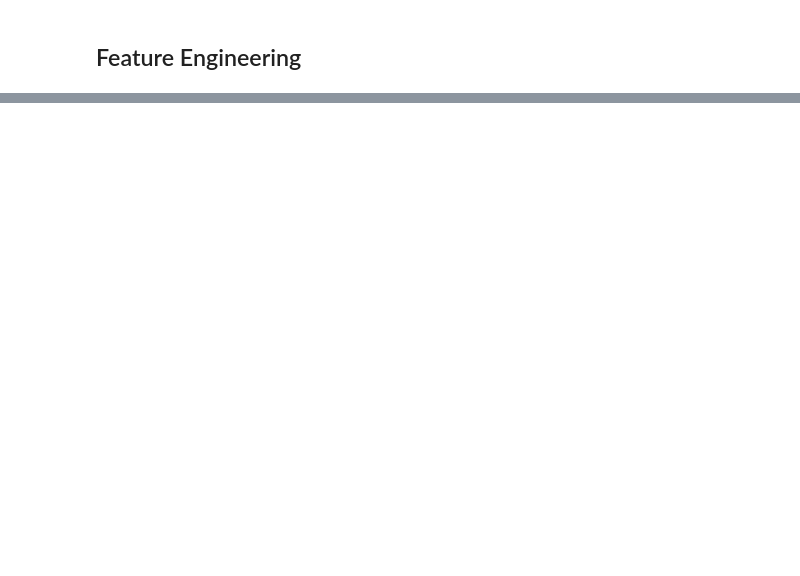
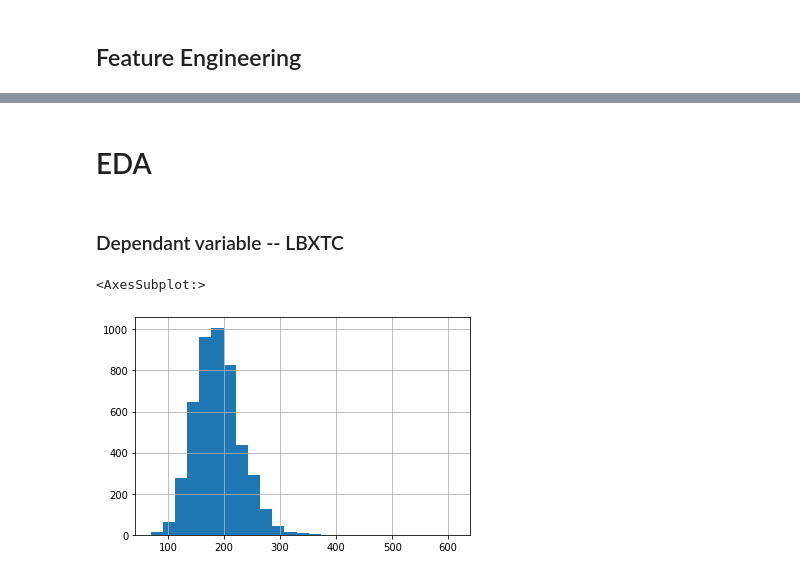
Before and after one commit to mathisme/ThinkfulDSFinalCapstone, a Jupyter notebook: final.ipynb, the cells around one changed output, grey strips where cells are left out. Drawn from its saved outputs; the diff is of its cells as text; code cells hidden in the pictures; blank space fills up the shorter version.

```diff
--- a/final.ipynb
+++ b/final.ipynb
@@ -296,0 +323,3 @@ There are still many missing values, these will be imputed during the pipeline
+# %%
+for var in df.columns:
+    df.loc[(df[var]>0)&(df[var]<0.0001),var]=np.nan
@@ -306,0 +362,2 @@ df.drop(['BPXSY1','BPXSY2','BPXSY3','BPXSY4','BPXDI1','BPXDI2','BPXDI3','BPXDI4'
+# %%
+df['MET_rec'] = 8*df.PAQ655*df.PAD660/7 + 4*df.PAQ670*df.PAD675/7
@@ -306,0 +369,12 @@ df.drop(['BPXSY1','BPXSY2','BPXSY3','BPXSY4','BPXDI1','BPXDI2','BPXDI3','BPXDI4'
+# %%
+powers = df.DR1_300 - 2
+nutrition_variables = ['DR1TKCAL', 'DR1TPROT', 'DR1TCARB', 'DR1TSUGR',
+       'DR1TFIBE', 'DR1TTFAT', 'DR1TSFAT', 'DR1TMFAT', 'DR1TPFAT', 'DR1TCHOL',
+       'DR1TSODI', 'DR1TVD', 'DR1TCALC', 'DR1TIRON', 'DR1TPOTA']
+for var in nutrition_variables:
+    name = "{}_t".format(var)
+    df[name] = df[var]*2**powers
+    df.drop(var,axis=1,inplace=True)
+df.drop('DR1_300',axis=1,inplace=True)
+del powers
+del nutrition_variables
@@ -306,0 +391,11 @@ df.drop(['BPXSY1','BPXSY2','BPXSY3','BPXSY4','BPXDI1','BPXDI2','BPXDI3','BPXDI4'
+# %%
+df['avgALC'] = df.ALQ120Q*df.ALQ120U.replace({1:52,2:12,3:1})*df.ALQ130/365
+# %% [markdown]
+# EDA
+# %% [markdown]
+### Dependant variable -- LBXTC
+# %%
+df.LBXTC.hist(bins=25)
+# %% [output]
+<AxesSubplot:>
+[figure, added]
```
Also changed, not shown: parts of 16 cells of this notebook.
